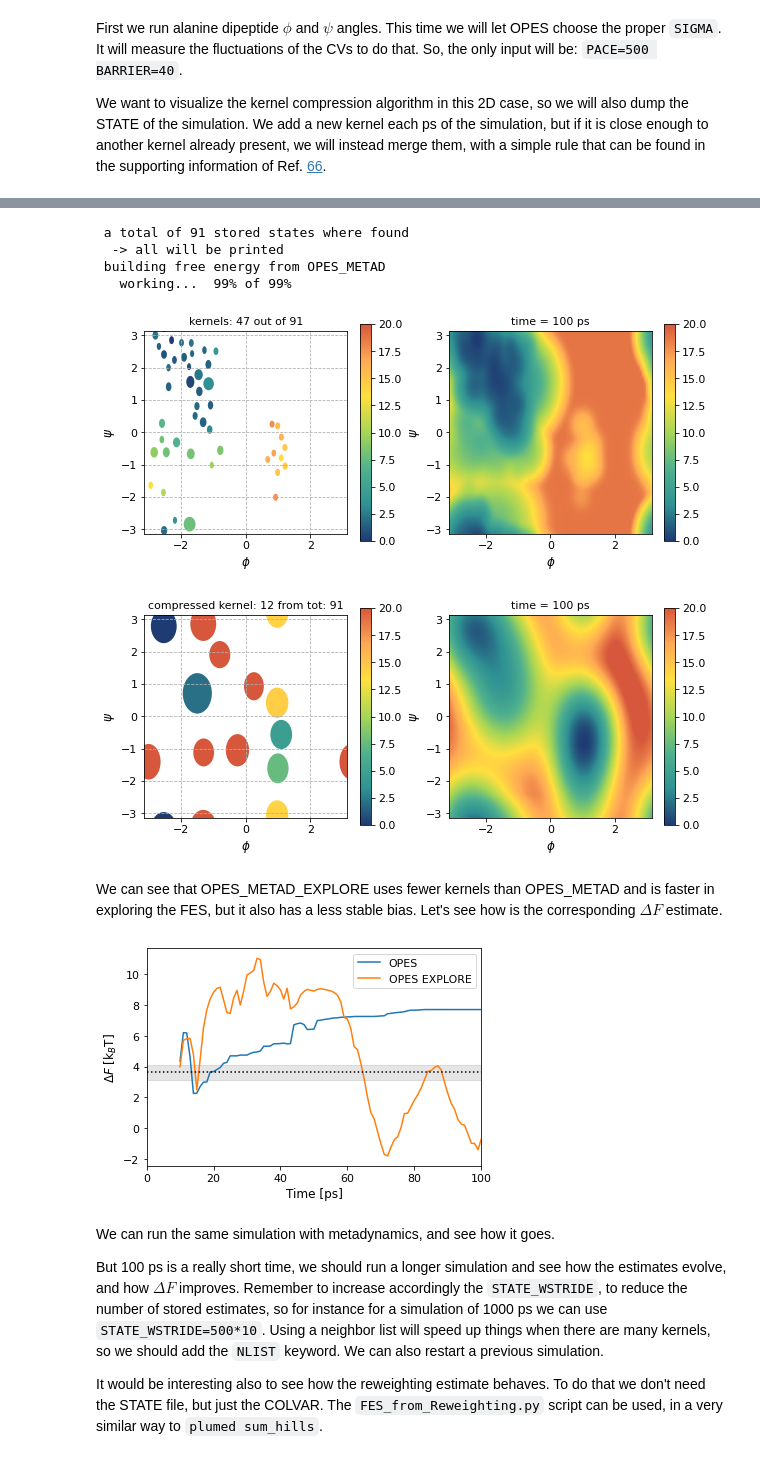
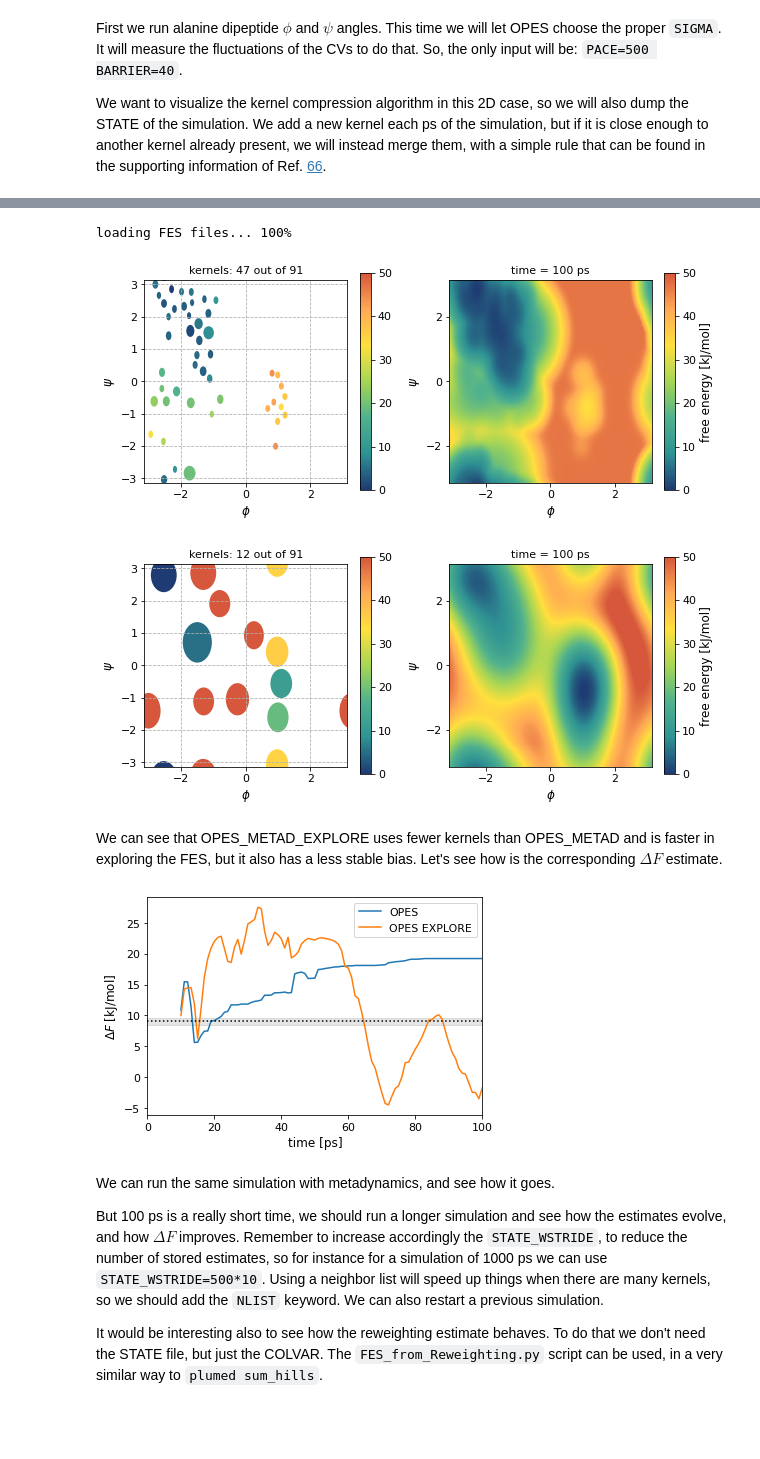
Before and after one commit to invemichele/masterclass-22-03, a Jupyter notebook: notebooks/2-opes_metad.ipynb, the cells around one changed output, grey strips where cells are left out. Cells and saved outputs as stored; diff of their text form; code cells hidden in the pictures; blank space fills up the shorter version.

```diff
--- a/notebooks/2-opes_metad.ipynb
+++ b/notebooks/2-opes_metad.ipynb
@@ -238,14 +239,16 @@ So, the only input will be: `PACE=500 BARRIER=40`.
 We want to visualize the kernel compression algorithm in this 2D case, so we will also dump the STATE of the simulation. We add a new kernel each ps of the simulation, but if it is close enough to another kernel already present, we will instead merge them, with a simple rule that can be found in the supporting information of Ref. [66](https://pubs.acs.org/doi/10.1021/acs.jpclett.0c00497).
 # %%
 #some plotting functions
+max_fes = 50 #kJ/mol
+
 from matplotlib.patches import Ellipse
 import matplotlib.colors as colors
 from matplotlib.collections import PatchCollection
 
-def plot_ala2_kernels(ax, kernels, scale=1, max_fes=40/KBT, period=2*np.pi):
+def plot_ala2_kernels(ax, kernels, scale=1, max_fes=max_fes, period=2*np.pi):
     def add_kernels(dx=0, dy=0):
         pc = PatchCollection([ Ellipse(xy=(ker[1]-dx,ker[2]-dy), width=ker[3], height=ker[4]) for ker in kernels ])
-        pc.set_array(np.minimum(max_fes, -scale*np.log(kernels[:,5]/max(kernels[:,5]))))
+        pc.set_array(np.minimum(max_fes, -KBT*scale*np.log(kernels[:,5]/max(kernels[:,5]))))
         pc.set_clim((0, max_fes))
         ax.add_collection(pc)
         return pc
@@ -263,10 +266,20 @@ def plot_ala2_kernels(ax, kernels, scale=1, max_fes=40/KBT, period=2*np.pi):
     ax.grid(ls='--')
     return pc
 
-def plot_ala2_fes(ax, fes, max_fes=40/KBT):
+def plot_ala2_fes(ax, fes, max_fes=None):
+    if max_fes is None:
+        max_fes = np.amax(fes)
     im = ax.imshow(fes, vmax=max_fes, origin='lower', extent=(-np.pi,np.pi,-np.pi,np.pi))
-    cb = fig.colorbar(im, ax=ax)
+    cb = fig.colorbar(im, ax=ax, label='free energy [kJ/mol]')
+    ax.set_yticks([-2,0,2])
     ax.set_aspect('equal')
     ax.set_xlabel('$\phi$')
     ax.set_ylabel('$\psi$')
     return cb
+# %%
+#as reference here is a converged ala2 FES
+fig, ax = plt.subplots()
+nbins = int(np.sqrt(len(FES2D.iloc[:,2])))
+plot_ala2_fes(ax, FES2D.iloc[:,2].to_numpy().reshape(nbins,nbins), max_fes)
+ax.set_title('ala2 reference FES')
+plt.show()
@@ -291,7 +306,7 @@ def load_states(filename):
     return all_kernels, scale, times
 
 kernels_opes, _, times = load_states(folder_%'opes'+'STATE')
-kernels_expl, scale, _ = load_states(folder_%'explore'+'STATE')
+kernels_expl, gamma, _ = load_states(folder_%'explore'+'STATE')
 
 def load_fes(method, tot, fes_folder=folder_+'fes_running/', state_filename=folder_+'STATE'):
     try:
@@ -305,72 +320,67 @@ def load_fes(method, tot, fes_folder=folder_+'fes_running/', state_filename=fold
     fes = []
     for i in range(tot):
         filename = fes_folder%method+f'fes_{1+i}.dat'
-        fes_i = plumed.read_as_pandas(filename, usecols=[2]).to_numpy()/KBT
+        fes_i = plumed.read_as_pandas(filename, usecols=[2]).to_numpy()
         nbins = int(np.sqrt(len(fes_i)))
         fes.append(fes_i.reshape(nbins, nbins))
+        print(f'loading FES files... {(i+1)/tot:.0%}  ', end='\r')
     return X.reshape(nbins,nbins), fes
 
 X, fes_opes = load_fes('opes', len(times))
 _, fes_expl = load_fes('explore', len(times))
 # %% [output]
- a total of 91 stored states where found
-  -> all will be printed
- building free energy from OPES_METAD
-   working...  99% of 99%
+loading FES files... 100%
 # %%
-max_fes = 50/KBT
-
 for i,t in enumerate(times):
     clear_output(wait=True)
     fig, (ax1, ax2) = plt.subplots(1, 2)
     fig.set_size_inches((10, 4))
 
-    ker = kernels_opes[kernels_opes[:,0]==t]
-    # ax1.set_title(f'tot: {t-9:g}, compressed: {len(ker)}')
-    ax1.set_title(f'kernels: {len(ker)} out of {t-9:g}')
-    pc = plot_ala2_kernels(ax1, ker, scale=1, max_fes=max_fes)
+    ker_t = kernels_opes[kernels_opes[:,0]==t]
+    ax1.set_title(f'kernels: {len(ker_t)} out of {t-9:g}')
+    pc = plot_ala2_kernels(ax1, ker_t, scale=1, max_fes=max_fes)
     fig.colorbar(pc, ax=ax1)
 
     ax2.set_title(f'time = {t:g} ps')
     plot_ala2_fes(ax2, fes_opes[i], max_fes=max_fes)
     plt.show()
 # %% [output]
-[figure, old version]
+[figure, new version]
 # %%
 for i,t in enumerate(times):
     clear_output(wait=True)
     fig, (ax1, ax2) = plt.subplots(1, 2)
     fig.set_size_inches((10, 4))
 
-    ker = kernels_expl[kernels_expl[:,0]==t]
-    ax1.set_title(f'kernels: {len(ker)} out of {t-9:g}')
-    pc = plot_ala2_kernels(ax1, ker, scale=scale, max_fes=max_fes)
+    ker_t = kernels_expl[kernels_expl[:,0]==t]
+    ax1.set_title(f'kernels: {len(ker_t)} out of {t-9:g}')
+    pc = plot_ala2_kernels(ax1, ker_t, scale=gamma, max_fes=max_fes)
     fig.colorbar(pc, ax=ax1)
 
     ax2.set_title(f'time = {t:g} ps')
     plot_ala2_fes(ax2, fes_expl[i], max_fes=max_fes)
     plt.show()
 # %% [output]
-[figure, old version]
+[figure, new version]
 # %% [markdown]
 We can see that OPES_METAD_EXPLORE uses fewer kernels than OPES_METAD and is faster in exploring the FES, but it also has a less stable bias. Let's see how is the corresponding $\Delta F$ estimate.
 # %%
-deltaF_opes = np.array([calcDeltaF(fes, X<0) for fes in fes_opes])
-deltaF_expl = np.array([calcDeltaF(fes, X<0) for fes in fes_expl])
+deltaF_opes = np.array([calcDeltaF(fes, X<0, kbt=KBT) for fes in fes_opes])
+deltaF_expl = np.array([calcDeltaF(fes, X<0, kbt=KBT) for fes in fes_expl])
 # deltaF_metad = np.array([calcDeltaF(fes, X<0) for fes in fes_metad])
 
 plt.plot(times, deltaF_opes, label='OPES')
 plt.plot(times, deltaF_expl, label='OPES EXPLORE')
 # plt.plot(times, deltaF_metad, label='METAD')
-plt.axhline(DF/KBT, ls=':', color='black')
-plt.axhspan(DF/KBT-.5, DF/KBT+.5, alpha=.1, color='black')
+plt.axhline(DF, ls=':', color='black')
+plt.axhspan(DF-.5, DF+.5, alpha=.1, color='black')
 plt.xlim(0, times[-1])
-plt.xlabel('Time [ps]')
-plt.ylabel('$\Delta F$ [k$_B$T]')
+plt.xlabel('time [ps]')
+plt.ylabel('$\Delta F$ [kJ/mol]')
 plt.legend()
 plt.show()
 # %% [output]
-[figure, old version]
+[figure, new version]
 # %% [markdown]
 We can run the same simulation with metadynamics, and see how it goes.
 
```
Also changed, not shown: parts of 10 cells of this notebook, 21 other files.
